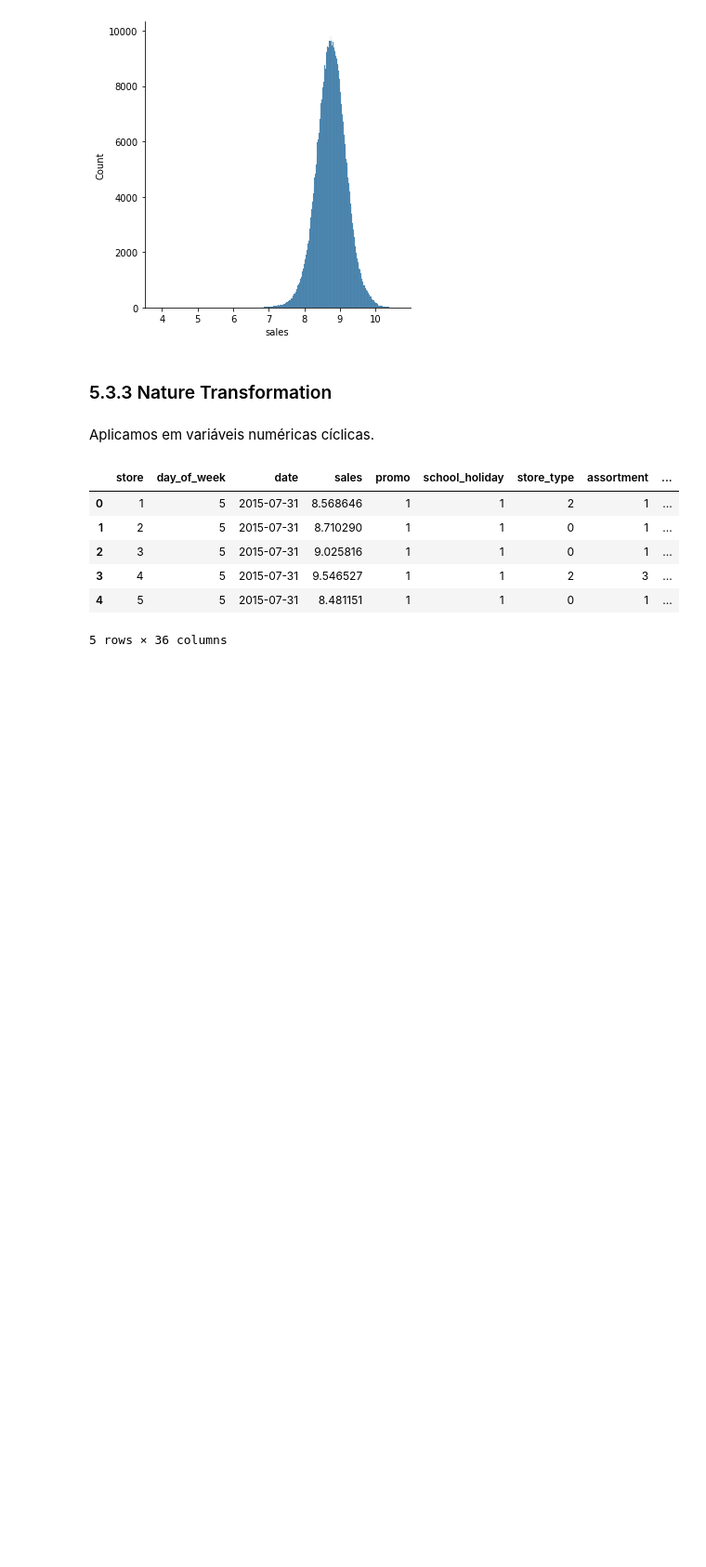
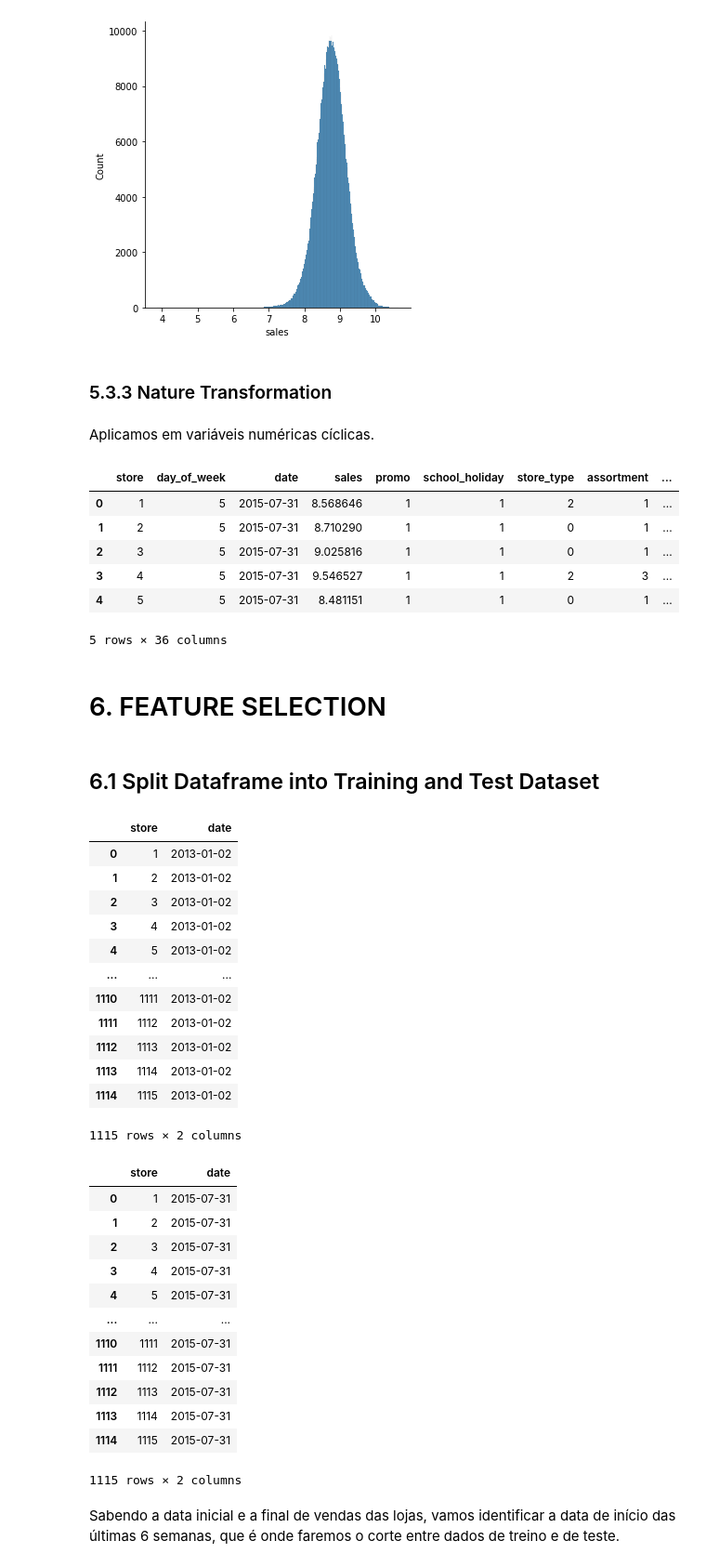
Before and after one commit to sergionaskbr/ds_in_production, a Jupyter notebook: m04_v01_store_sales_prediction.ipynb, the cells around one changed output. Shown at 93% size. Cells and saved outputs as stored; diff of their text form; code cells hidden in the pictures; blank space fills up the shorter version.

```diff
--- a/m04_v01_store_sales_prediction.ipynb
+++ b/m04_v01_store_sales_prediction.ipynb
@@ -1534,3 +1537,5 @@ df5.head()
 | 3 | 4 | 5 | 2015-07-31 | 9.546527 | 1 | 1 | 2 | 3 | ... |
 | 4 | 5 | 5 | 2015-07-31 | 8.481151 | 1 | 1 | 0 | 1 | ... |
 5 rows × 36 columns
+# %% [markdown]
+# 6. FEATURE SELECTION
@@ -1536,0 +1544,2 @@ df5.head()
+# %% [markdown]
+## 6.1 Split Dataframe into Training and Test Dataset
@@ -1536,0 +1551,37 @@ df5.head()
+# %%
+# Vamos usar as ultimas 6 semanas de venda como teste, e o restante do dataset como treino
+
+df6_min = df6[['store', 'date']].groupby('store').min().reset_index()
+df6_max = df6[['store', 'date']].groupby('store').max().reset_index()
+
+display(df6_min)
+display(df6_max)
+# %% [output]
+|  | store | date |
+| 0 | 1 | 2013-01-02 |
+| 1 | 2 | 2013-01-02 |
+| 2 | 3 | 2013-01-02 |
+| 3 | 4 | 2013-01-02 |
+| 4 | 5 | 2013-01-02 |
+| ... | ... | ... |
+| 1110 | 1111 | 2013-01-02 |
+| 1111 | 1112 | 2013-01-02 |
+| 1112 | 1113 | 2013-01-02 |
+| 1113 | 1114 | 2013-01-02 |
+| 1114 | 1115 | 2013-01-02 |
+1115 rows × 2 columns
+|  | store | date |
+| 0 | 1 | 2015-07-31 |
+| 1 | 2 | 2015-07-31 |
+| 2 | 3 | 2015-07-31 |
+| 3 | 4 | 2015-07-31 |
+| 4 | 5 | 2015-07-31 |
+| ... | ... | ... |
+| 1110 | 1111 | 2015-07-31 |
+| 1111 | 1112 | 2015-07-31 |
+| 1112 | 1113 | 2015-07-31 |
+| 1113 | 1114 | 2015-07-31 |
+| 1114 | 1115 | 2015-07-31 |
+1115 rows × 2 columns
+# %% [markdown]
+Sabendo a data inicial e a final de vendas das lojas, vamos identificar a data de início das últimas 6 semanas, que é onde faremos o corte entre dados de treino e de teste.
```
Also changed, not shown: parts of 28 cells of this notebook.
